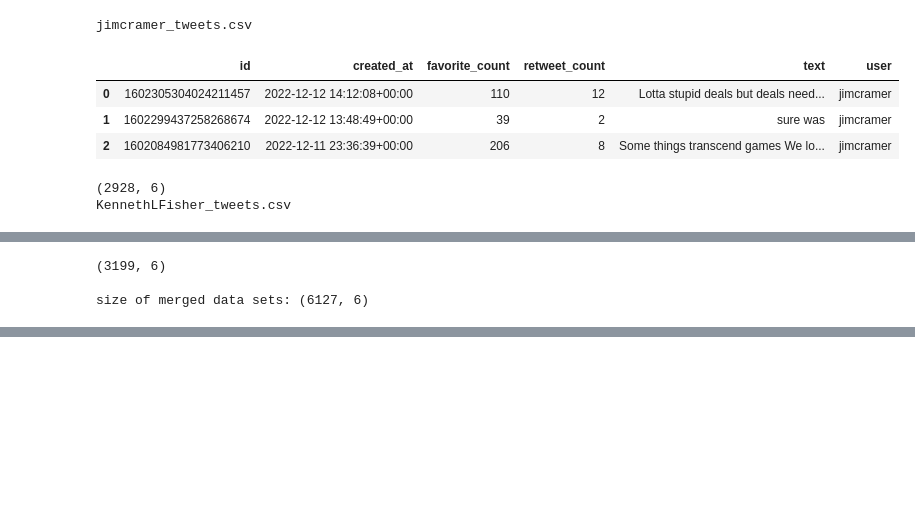
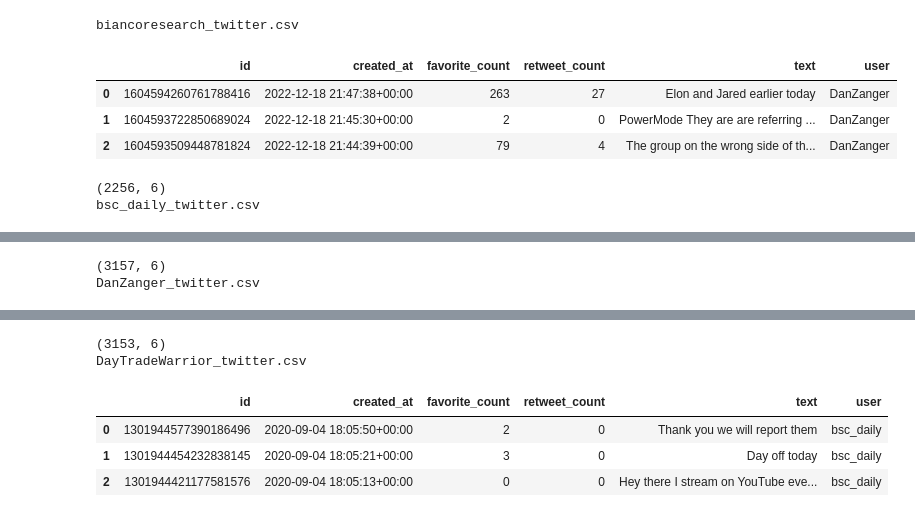
Before and after one commit to KeatonSpiller/Sentiment_Analysis, a Jupyter notebook: Stock_Market/scripts/TwitterBot.ipynb, the cells around one changed output, grey strips where cells are left out. Drawn from its saved outputs; the diff is of its cells as text; code cells hidden in the pictures; blank space fills up the shorter version.

```diff
--- a/Stock_Market/scripts/TwitterBot.ipynb
+++ b/Stock_Market/scripts/TwitterBot.ipynb
@@ -71,0 +73,20 @@ for userID in user_list:
+# %%
+# No one user can have the same ID, no problem with unvarified user's
+long_term = ['jimcramer','KennethLFisher','AswathDamodaran',\
+            'cstewartcfa','lei_zhang_lz', 'realwillmeade',\
+                'RayDalio', 'GRDecter', 'BobPisani', 'BobPisani',\
+                   'andrewrsorkin',  'EconguyRosie']
+short_term = ['DanZanger', 'prrobbins', 'markminervini', 'bsc_daily',\
+                'MITickWatcher', 'OptionsProVol', 'script_crypto',\
+                'MarketMagnifier', 'TwentyonTwenty_', 'WatcherGuru',\
+                'DipFinding','MacroCharts','techbudsolution','DayTradeWarrior',\
+                'eWhispers', 'HindenburgRes', 'JehoshaphatRsch','ResearchGrizzly',\
+                 'biancoresearch', 'muddywatersre'
+                ]
+def download_user(user_list, group):
+    for userID in user_list:
+        print(userID)
+        user_download(userID, group)
+
+download_user(short_term, 'short_term')
+download_user(long_term, 'long_term')
@@ -72,27 +111,32 @@ for userID in user_list:
 # %%
-csv_files = glob.glob(os.path.join('../data', "*.csv"))
-df = pd.DataFrame()
-i = 0
-for f in csv_files:
-    # read the csv file
-    df_temp = pd.read_csv(f)
-    df_temp['user'] = user_list[i]
-    # print the filename
-    print(f.split("\\")[-1])
+def merge_files(group, user_list):
+    csv_files = glob.glob(os.path.join('../data'+"/"+group, "*.csv"))
+    df = pd.DataFrame()
+    i = 0
+    for f in csv_files:
+        # read the csv file
+        df_temp = pd.read_csv(f)
+        df_temp['user'] = user_list[i]
+        # print the filename
+        print(f.split("\\")[-1])
 
-    display(df_temp.iloc[0:3])
-    print(df_temp.shape)
-    # Merging the columns
-    df = pd.concat([df_temp,df], names = ['id',	'created_at',	'favorite_count',	'retweet_count',	'text', 'user'])
-    i += 1
-print()
-print(f"size of merged data sets: {df.shape}")
+        display(df_temp.iloc[0:3])
+        print(df_temp.shape)
+        # Merging the columns
+        df = pd.concat([df_temp,df], names = ['id',	'created_at',	'favorite_count',	'retweet_count', 'text', 'user'])
+        i += 1
+    print()
+    print(f"size of merged data sets: {df.shape}")
+    return df
+
+df_short_term = merge_files('short_term', short_term)
+df_long_term = merge_files('long_term', long_term)
 # %% [output]
-jimcramer_tweets.csv
+biancoresearch_twitter.csv
 |  | id | created_at | favorite_count | retweet_count | text | user |
-| 0 | 1602305304024211457 | 2022-12-12 14:12:08+00:00 | 110 | 12 | Lotta stupid deals but deals need... | jimcramer |
-| 1 | 1602299437258268674 | 2022-12-12 13:48:49+00:00 | 39 | 2 | sure was | jimcramer |
-| 2 | 1602084981773406210 | 2022-12-11 23:36:39+00:00 | 206 | 8 | Some things transcend games We lo... | jimcramer |
+| 0 | 1604594260761788416 | 2022-12-18 21:47:38+00:00 | 263 | 27 | Elon and Jared earlier today | DanZanger |
+| 1 | 1604593722850689024 | 2022-12-18 21:45:30+00:00 | 2 | 0 | PowerMode They are are referring ... | DanZanger |
+| 2 | 1604593509448781824 | 2022-12-18 21:44:39+00:00 | 79 | 4 | The group on the wrong side of th... | DanZanger |
-(2928, 6)
-KennethLFisher_tweets.csv
+(2256, 6)
+bsc_daily_twitter.csv
 |  | id | created_at | favorite_count | retweet_count | text | user |
@@ -102,3 +146,2 @@ KennethLFisher_tweets.csv
-(3199, 6)
-
-size of merged data sets: (6127, 6)
+(3157, 6)
+DanZanger_twitter.csv
@@ -104,0 +152,6 @@ size of merged data sets: (6127, 6)
+(3153, 6)
+DayTradeWarrior_twitter.csv
+|  | id | created_at | favorite_count | retweet_count | text | user |
+| 0 | 1301944577390186496 | 2020-09-04 18:05:50+00:00 | 2 | 0 | Thank you we will report them | bsc_daily |
+| 1 | 1301944454232838145 | 2020-09-04 18:05:21+00:00 | 3 | 0 | Day off today | bsc_daily |
+| 2 | 1301944421177581576 | 2020-09-04 18:05:13+00:00 | 0 | 0 | Hey there I stream on YouTube eve... | bsc_daily |
```
Also changed, not shown: parts of 9 cells of this notebook, 32 other files.
